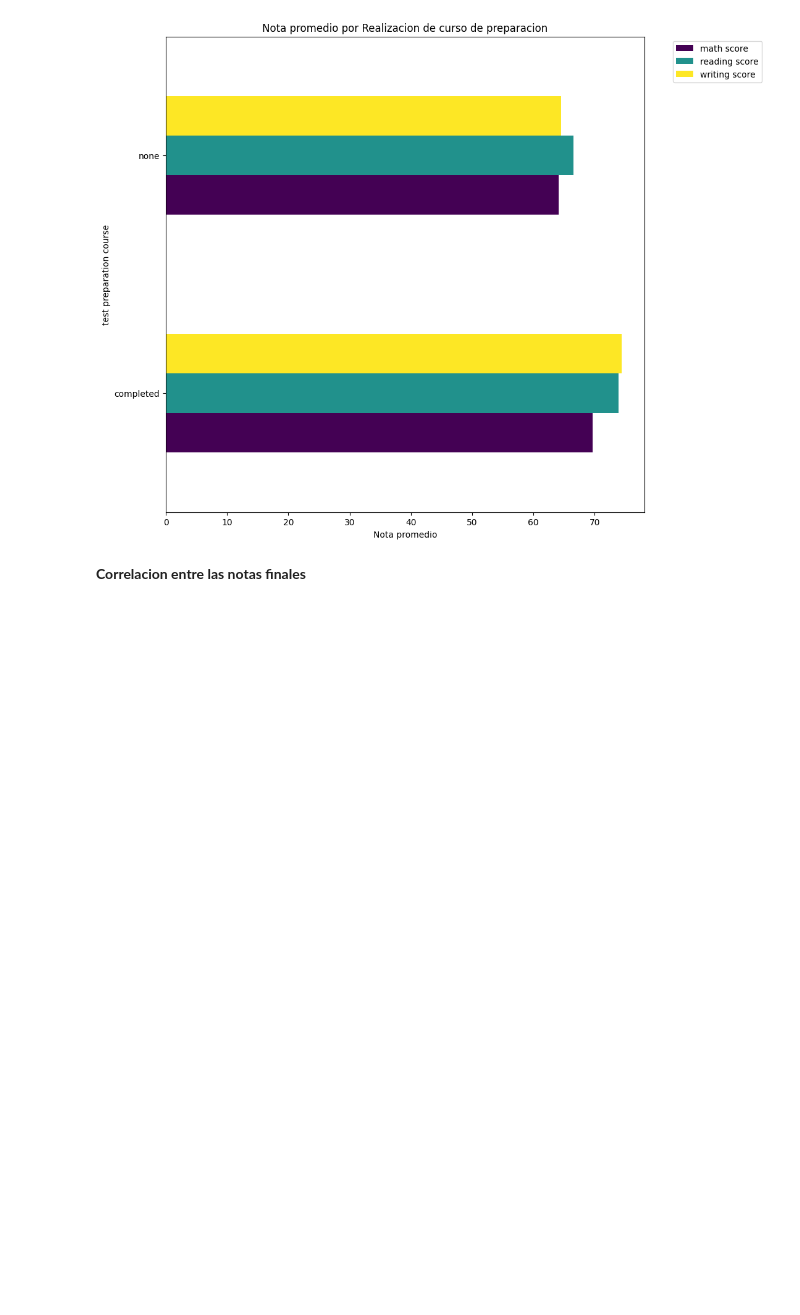
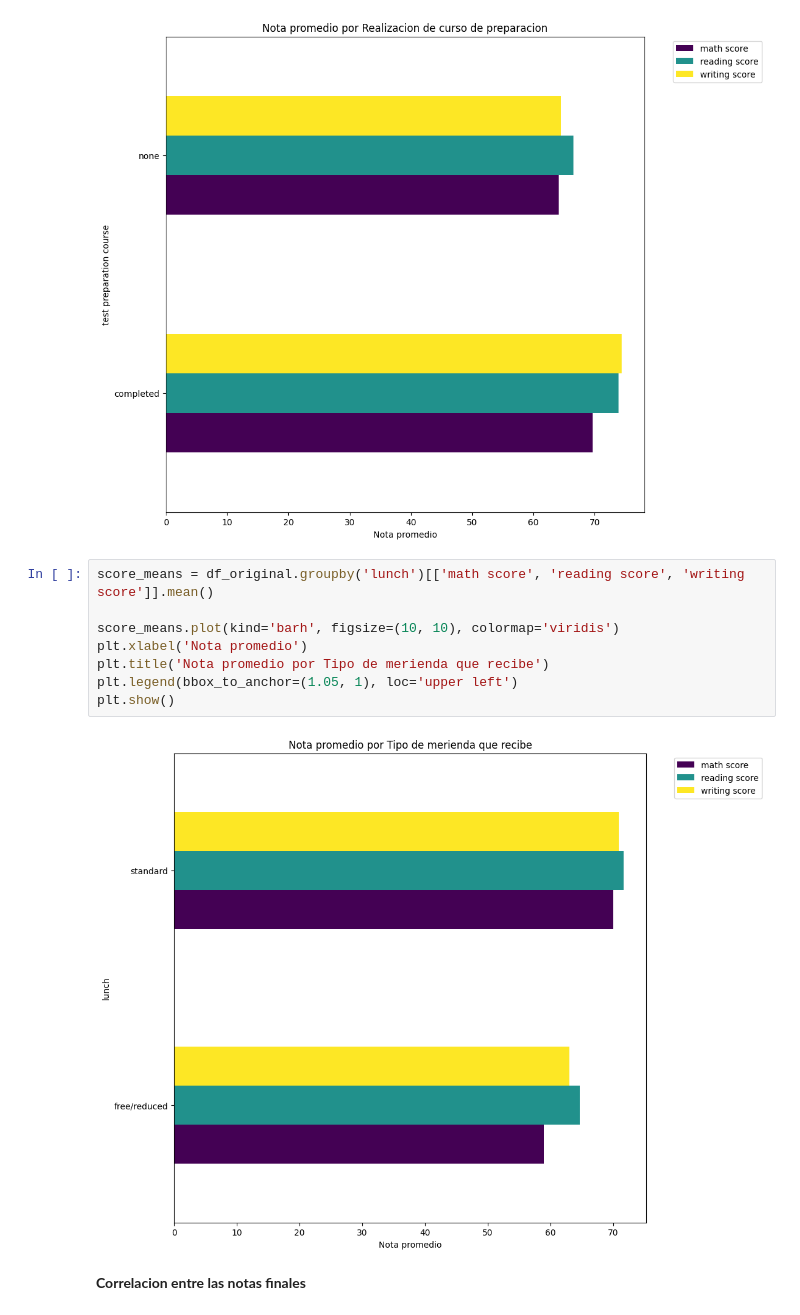
Before and after one commit to WilmerSoto/PrediccionExamen, a Jupyter notebook: Trabajo_final.ipynb, the cells around one changed output. Cells and saved outputs as stored; diff of their text form; blank space fills up the shorter version.

```diff
--- a/Trabajo_final.ipynb
+++ b/Trabajo_final.ipynb
@@ -319,6 +319,16 @@ plt.legend(bbox_to_anchor=(1.05, 1), loc='upper left')
 plt.show()
 # %% [output]
 [figure]
+# %%
+score_means = df_original.groupby('lunch')[['math score', 'reading score', 'writing score']].mean()
+
+score_means.plot(kind='barh', figsize=(10, 10), colormap='viridis')
+plt.xlabel('Nota promedio')
+plt.title('Nota promedio por Tipo de merienda que recibe')
+plt.legend(bbox_to_anchor=(1.05, 1), loc='upper left')
+plt.show()
+# %% [output]
+[figure, added]
 # %% [markdown]
 **Correlacion entre las notas finales**
 # %%
```
